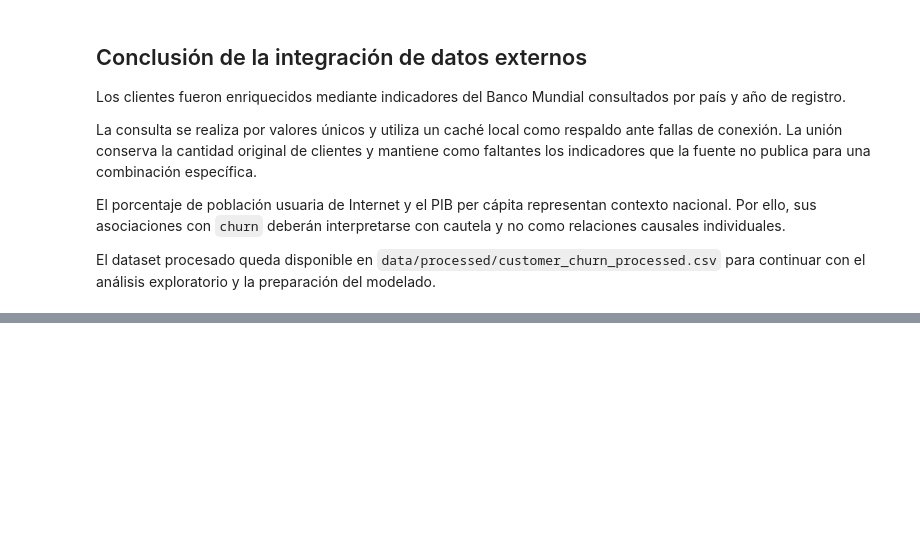
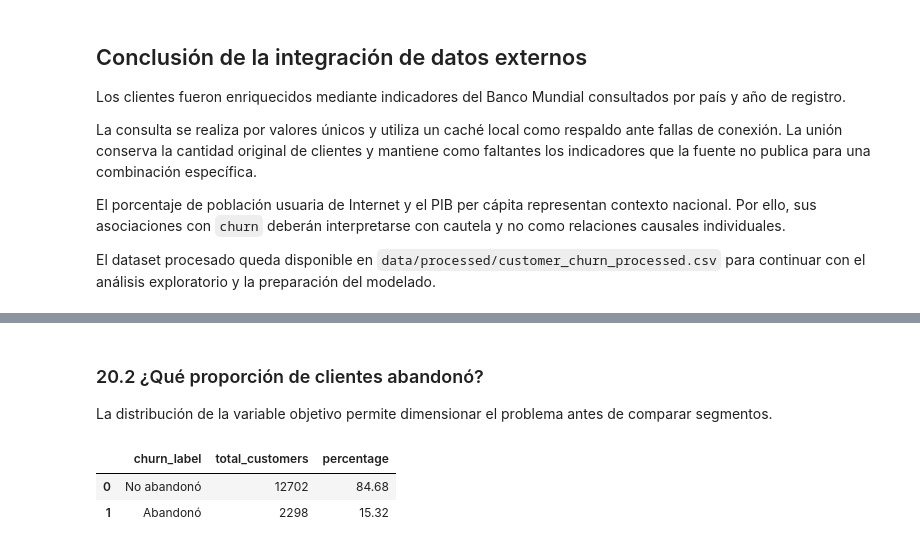
Before and after one commit to sebastianLagos16/customer-retention-analytics, a Jupyter notebook: notebook/Sebastian_lagos_Oscar_Oreste_ET_801V.ipynb, the cells around one changed output, grey strips where cells are left out. Cells and saved outputs as stored; diff of their text form; code cells hidden in the pictures; blank space fills up the shorter version.

```diff
--- a/notebook/Sebastian_lagos_Oscar_Oreste_ET_801V.ipynb
+++ b/notebook/Sebastian_lagos_Oscar_Oreste_ET_801V.ipynb
@@ -2185,0 +2351,66 @@ exploratorio y la preparación del modelado.
+# %% [markdown]
+### 20.2 ¿Qué proporción de clientes abandonó?
+
+La distribución de la variable objetivo permite dimensionar el problema antes de comparar segmentos.
+# %%
+tabla_churn = (
+    df_eda["churn"]
+    .value_counts(dropna=False)
+    .sort_index()
+    .rename_axis("churn")
+    .reset_index(name="total_customers")
+)
+
+tabla_churn["churn_label"] = (
+    tabla_churn["churn"]
+    .map({
+        0: "No abandonó",
+        1: "Abandonó"
+    })
+)
+
+tabla_churn["percentage"] = (
+    tabla_churn["total_customers"]
+    / len(df_eda)
+    * 100
+)
+
+display(
+    tabla_churn[
+        [
+            "churn_label",
+            "total_customers",
+            "percentage"
+        ]
+    ]
+)
+
+fig_churn = px.bar(
+    tabla_churn,
+    x="churn_label",
+    y="percentage",
+    text_auto=".2f",
+    hover_data={
+        "total_customers": True,
+        "percentage": ":.2f"
+    },
+    labels={
+        "churn_label": "Estado del cliente",
+        "percentage": "Clientes (%)",
+        "total_customers": "Cantidad de clientes"
+    },
+    title="Distribución de clientes según abandono"
+)
+
+fig_churn.update_layout(
+    yaxis_range=[
+        0,
+        tabla_churn["percentage"].max() * 1.12
+    ]
+)
+
+fig_churn.show()
+# %% [output]
+|  | churn_label | total_customers | percentage |
+| 0 | No abandonó | 12702 | 84.68 |
+| 1 | Abandonó | 2298 | 15.32 |
```
Also changed, not shown: parts of 74 cells of this notebook.
